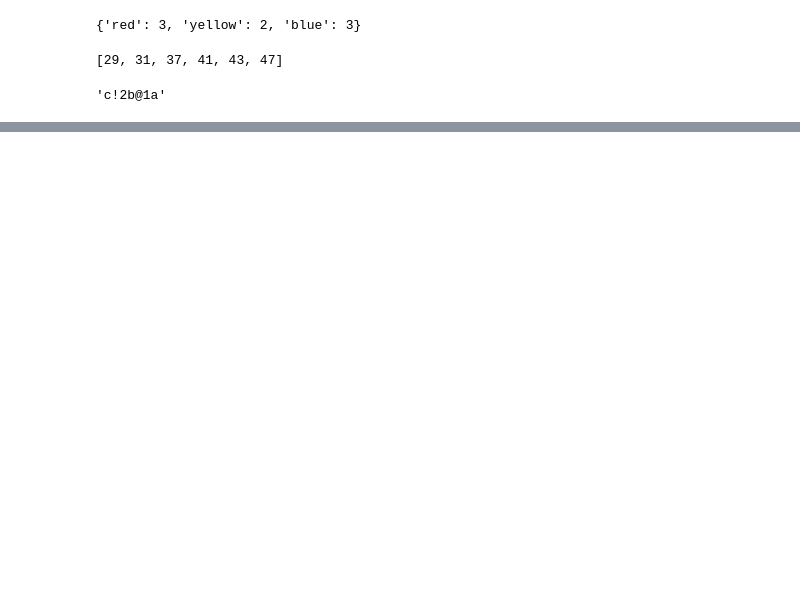
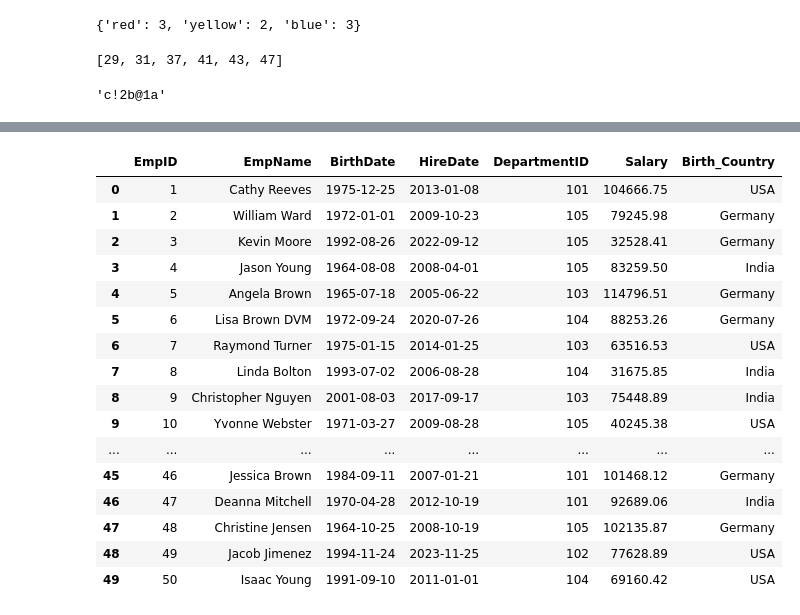
Before and after one commit to Davidov17/Python_homeworks, a Jupyter notebook: Finalprep/preparation.ipynb, the cells around one changed output, grey strips where cells are left out. Cells and saved outputs as stored; diff of their text form; code cells hidden in the pictures; blank space fills up the shorter version.

```diff
--- a/Finalprep/preparation.ipynb
+++ b/Finalprep/preparation.ipynb
@@ -97,0 +341,22 @@ new_string
+# %%
+import pandas as pd
+df = pd.read_csv('employee_data (2).csv')
+df
+# %% [output]
+|  | EmpID | EmpName | BirthDate | HireDate | DepartmentID | Salary | Birth_Country |
+| 0 | 1 | Cathy Reeves | 1975-12-25 | 2013-01-08 | 101 | 104666.75 | USA |
+| 1 | 2 | William Ward | 1972-01-01 | 2009-10-23 | 105 | 79245.98 | Germany |
+| 2 | 3 | Kevin Moore | 1992-08-26 | 2022-09-12 | 105 | 32528.41 | Germany |
+| 3 | 4 | Jason Young | 1964-08-08 | 2008-04-01 | 105 | 83259.50 | India |
+| 4 | 5 | Angela Brown | 1965-07-18 | 2005-06-22 | 103 | 114796.51 | Germany |
+| 5 | 6 | Lisa Brown DVM | 1972-09-24 | 2020-07-26 | 104 | 88253.26 | Germany |
+| 6 | 7 | Raymond Turner | 1975-01-15 | 2014-01-25 | 103 | 63516.53 | USA |
+| 7 | 8 | Linda Bolton | 1993-07-02 | 2006-08-28 | 104 | 31675.85 | India |
+| 8 | 9 | Christopher Nguyen | 2001-08-03 | 2017-09-17 | 103 | 75448.89 | India |
+| 9 | 10 | Yvonne Webster | 1971-03-27 | 2009-08-28 | 105 | 40245.38 | USA |
+| ... | ... | ... | ... | ... | ... | ... | ... |
+| 45 | 46 | Jessica Brown | 1984-09-11 | 2007-01-21 | 101 | 101468.12 | Germany |
+| 46 | 47 | Deanna Mitchell | 1970-04-28 | 2012-10-19 | 101 | 92689.06 | India |
+| 47 | 48 | Christine Jensen | 1964-10-25 | 2008-10-19 | 105 | 102135.87 | Germany |
+| 48 | 49 | Jacob Jimenez | 1994-11-24 | 2023-11-25 | 102 | 77628.89 | USA |
+| 49 | 50 | Isaac Young | 1991-09-10 | 2011-01-01 | 104 | 69160.42 | USA |
```
Also changed, not shown: parts of 67 cells of this notebook, 2 other files.
